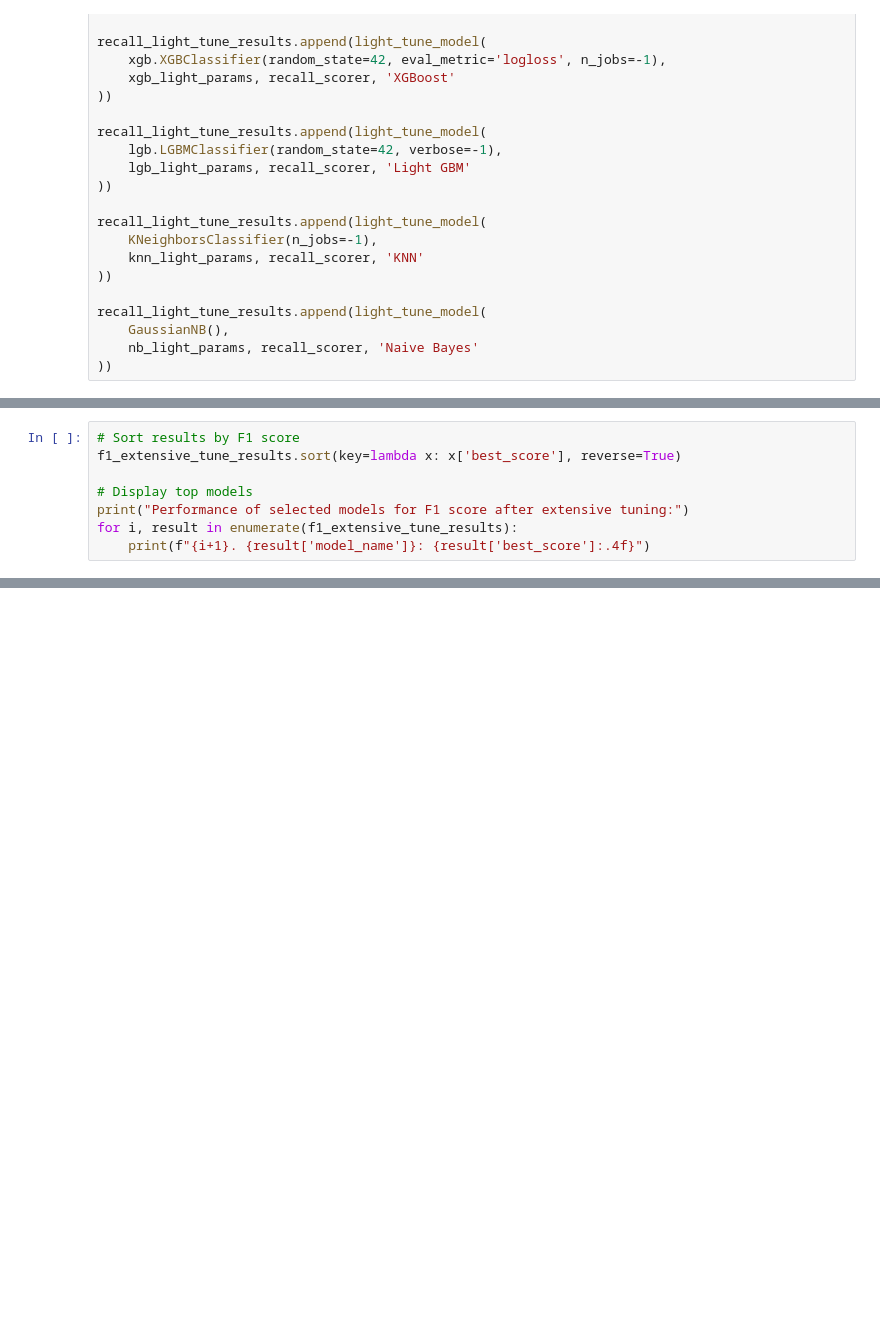
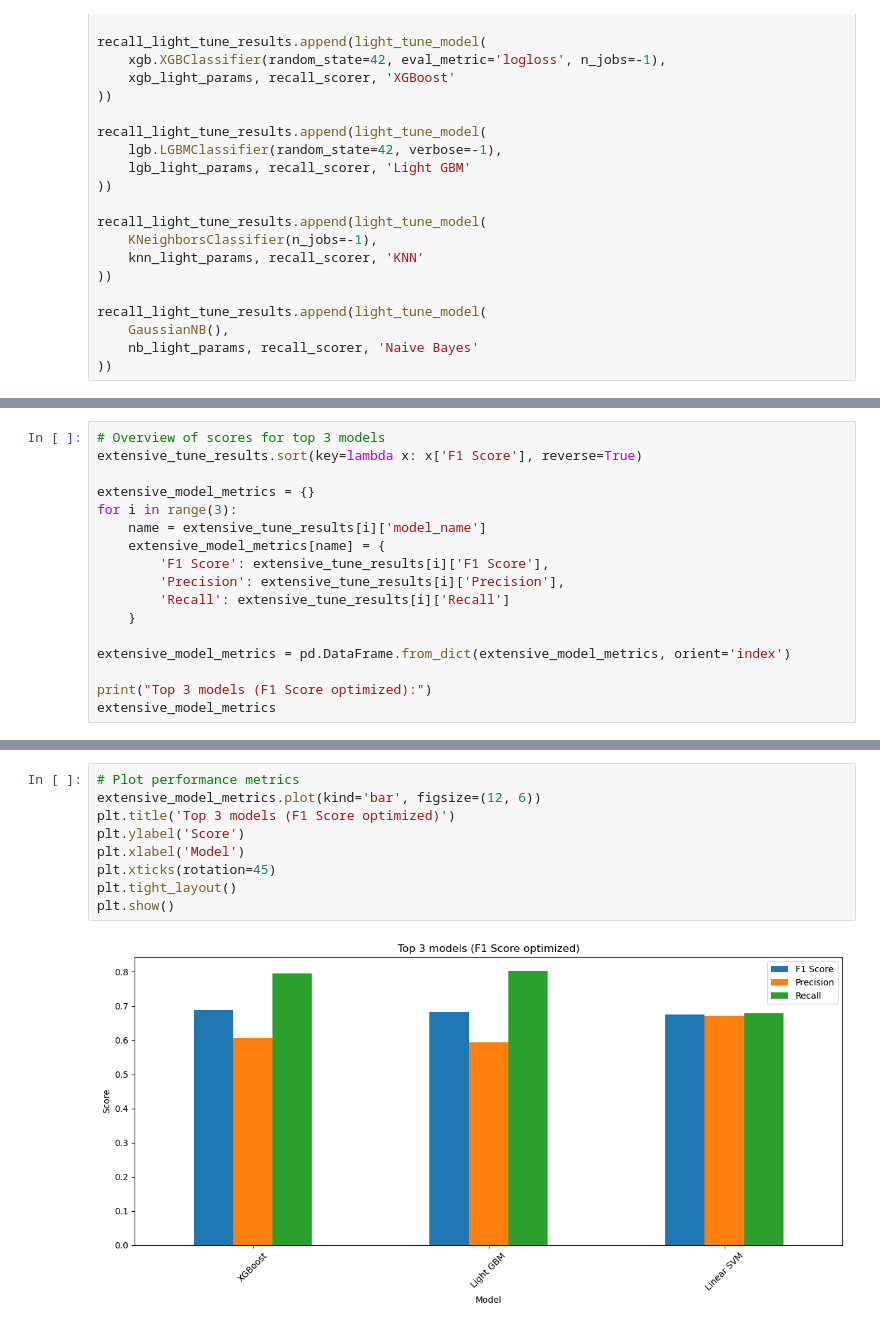
Before and after one commit to seckinadali/telco-churn-prediction, a Jupyter notebook: notebooks/03_model_development.ipynb, the cells around one changed output, grey strips where cells are left out. Drawn from its saved outputs; the diff is of its cells as text; blank space fills up the shorter version.

```diff
--- a/notebooks/03_model_development.ipynb
+++ b/notebooks/03_model_development.ipynb
@@ -904,11 +981,3 @@ f1_extensive_tune_results.append(extensive_tune_model(
     lgb.LGBMClassifier(random_state=42, verbose=-1),
     lgb_extensive_params, f1_scorer, 'Light GBM'
 ))
-# %%
-# Sort results by F1 score
-f1_extensive_tune_results.sort(key=lambda x: x['best_score'], reverse=True)
-
-# Display top models
-print("Performance of selected models for F1 score after extensive tuning:")
-for i, result in enumerate(f1_extensive_tune_results):
-    print(f"{i+1}. {result['model_name']}: {result['best_score']:.4f}")
@@ -940,0 +984,17 @@ weighted avg       0.84      0.81      0.81      1409
+# %%
+# Overview of scores for top 3 models
+extensive_tune_results.sort(key=lambda x: x['F1 Score'], reverse=True)
+
+extensive_model_metrics = {}
+for i in range(3):
+    name = extensive_tune_results[i]['model_name']
+    extensive_model_metrics[name] = {
+        'F1 Score': extensive_tune_results[i]['F1 Score'],
+        'Precision': extensive_tune_results[i]['Precision'],
+        'Recall': extensive_tune_results[i]['Recall']
+    }
+
+extensive_model_metrics = pd.DataFrame.from_dict(extensive_model_metrics, orient='index')
+
+print("Top 3 models (F1 Score optimized):")
+extensive_model_metrics
@@ -940,0 +1007,11 @@ weighted avg       0.84      0.81      0.81      1409
+# %%
+# Plot performance metrics
+extensive_model_metrics.plot(kind='bar', figsize=(12, 6))
+plt.title('Top 3 models (F1 Score optimized)')
+plt.ylabel('Score')
+plt.xlabel('Model')
+plt.xticks(rotation=45)
+plt.tight_layout()
+plt.show()
+# %% [output]
+[figure, added]
```
Also changed, not shown: parts of 31 cells of this notebook.
